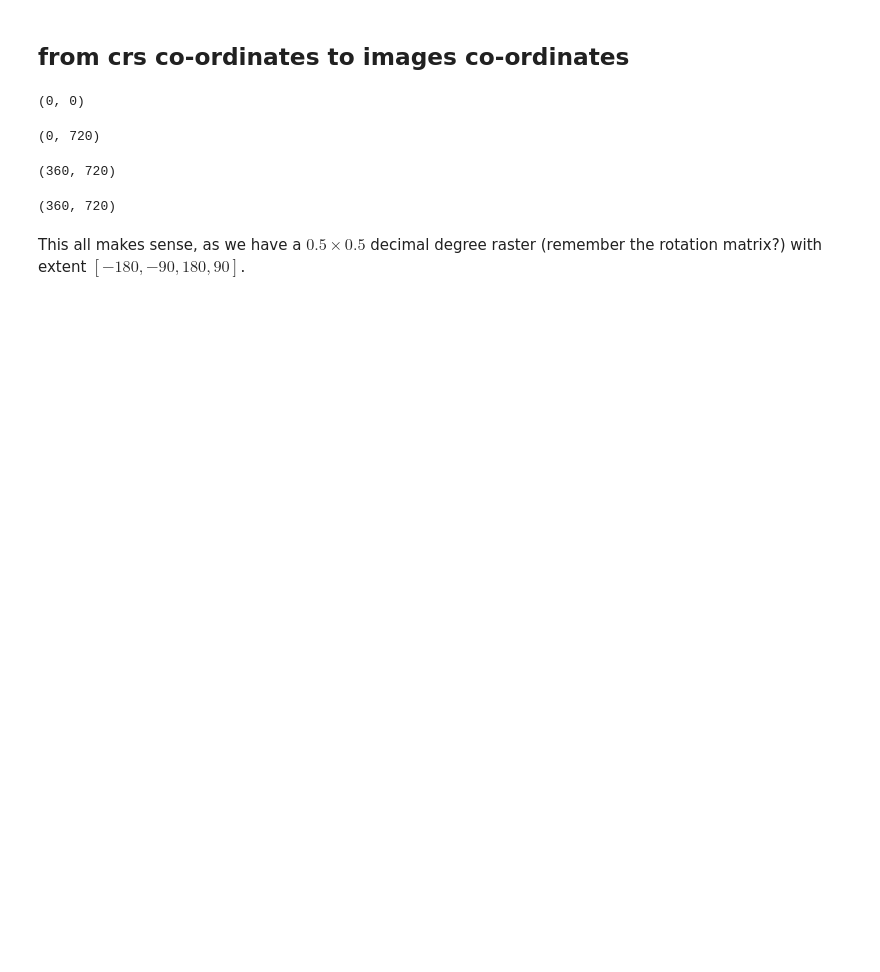
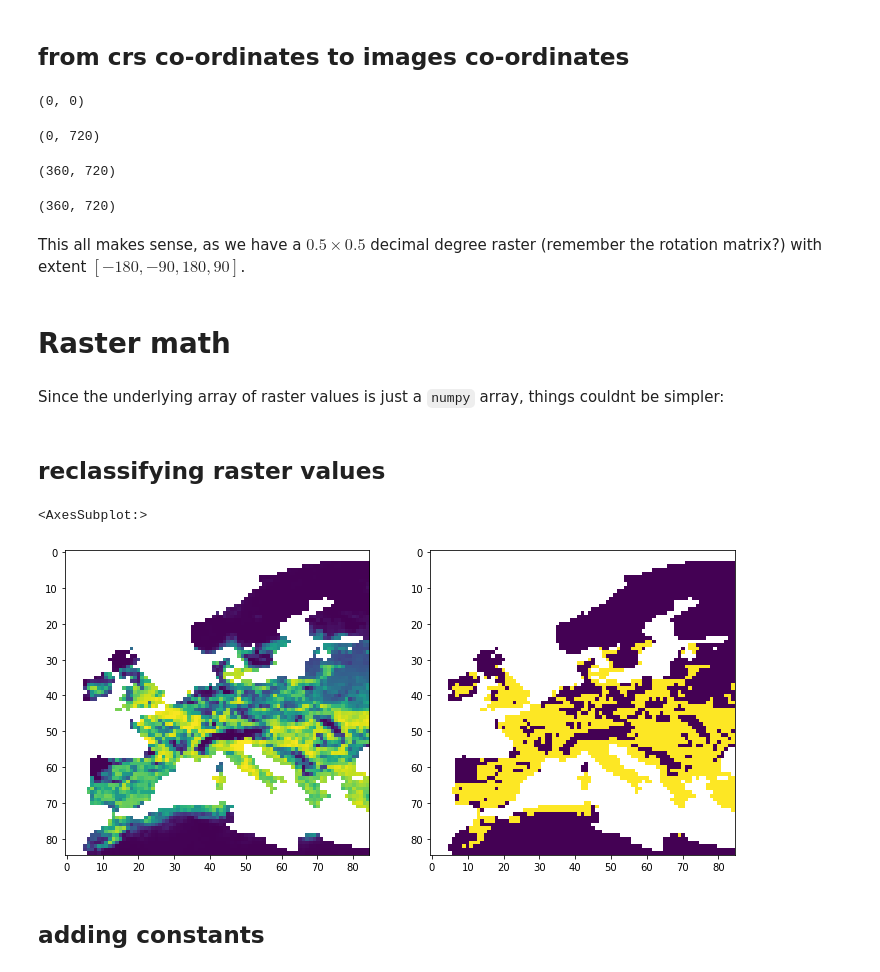
Before and after one commit to sebastianhohmann/geopandas_examples, a Jupyter notebook: _05_common_recipes_raster.ipynb, the cells around one changed output. Saved outputs shown, nothing was run; the diff lists cells and outputs as text; code cells hidden in the pictures; blank space fills up the shorter version.

Commit message:
added raster math

```diff
--- a/_05_common_recipes_raster.ipynb
+++ b/_05_common_recipes_raster.ipynb
@@ -189,3 +189,22 @@ array.shape
 (360, 720)
 # %% [markdown]
 This all makes sense, as we have a $0.5\times 0.5$ decimal degree raster (remember the rotation matrix?) with extent $[-180, -90, 180, 90]$.
+# %% [markdown]
+# Raster math
+# %% [markdown]
+Since the underlying array of raster values is just a `numpy` array, things couldnt be simpler:
+# %% [markdown]
+## reclassifying raster values
+# %%
+binary_array = array.copy()
+binary_array[binary_array >= 0.5] = 1
+binary_array[binary_array < 0.5] = 0
+# %%
+f, ax = plt.subplots(1,2, figsize=(12, 6))
+show(array[35:120, 335:420], ax=ax[0])
+show(binary_array[35:120, 335:420], ax=ax[1])
+# %% [output]
+<AxesSubplot:>
+[figure, added]
+# %% [markdown]
+## adding constants
```
Also changed, not shown: parts of 2 cells of this notebook.
